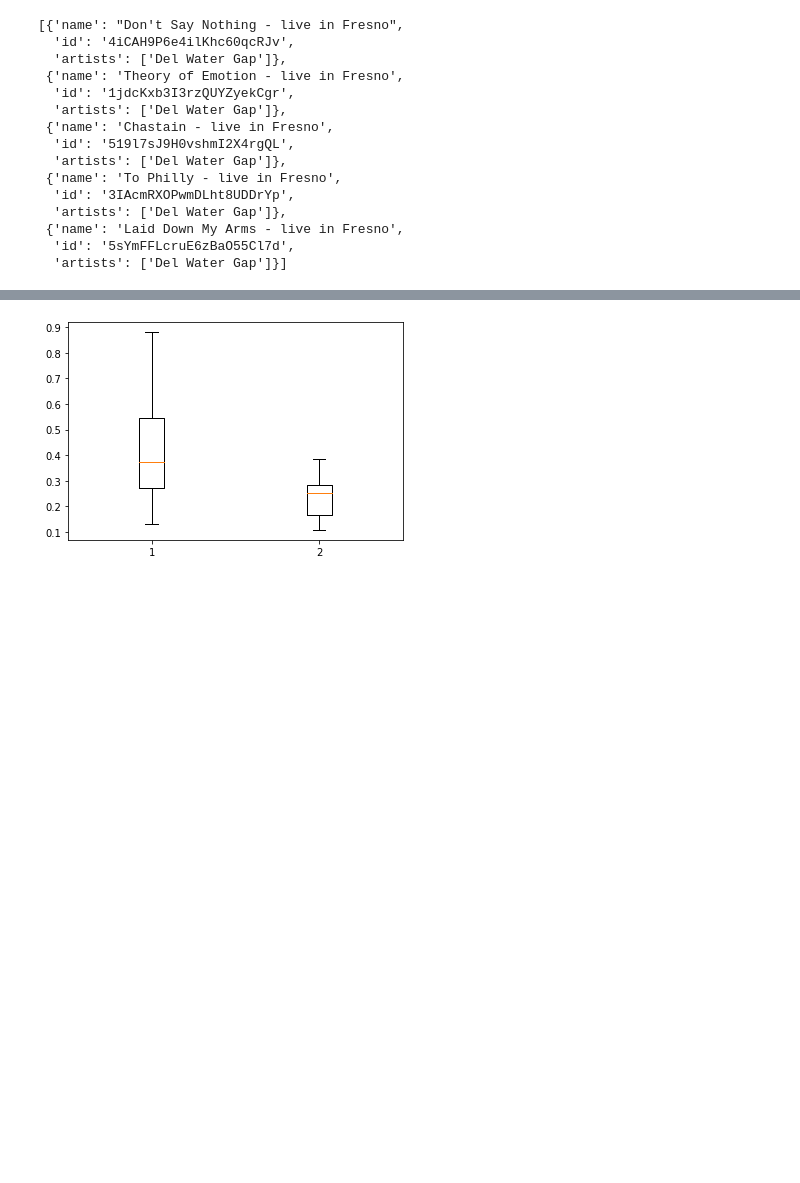
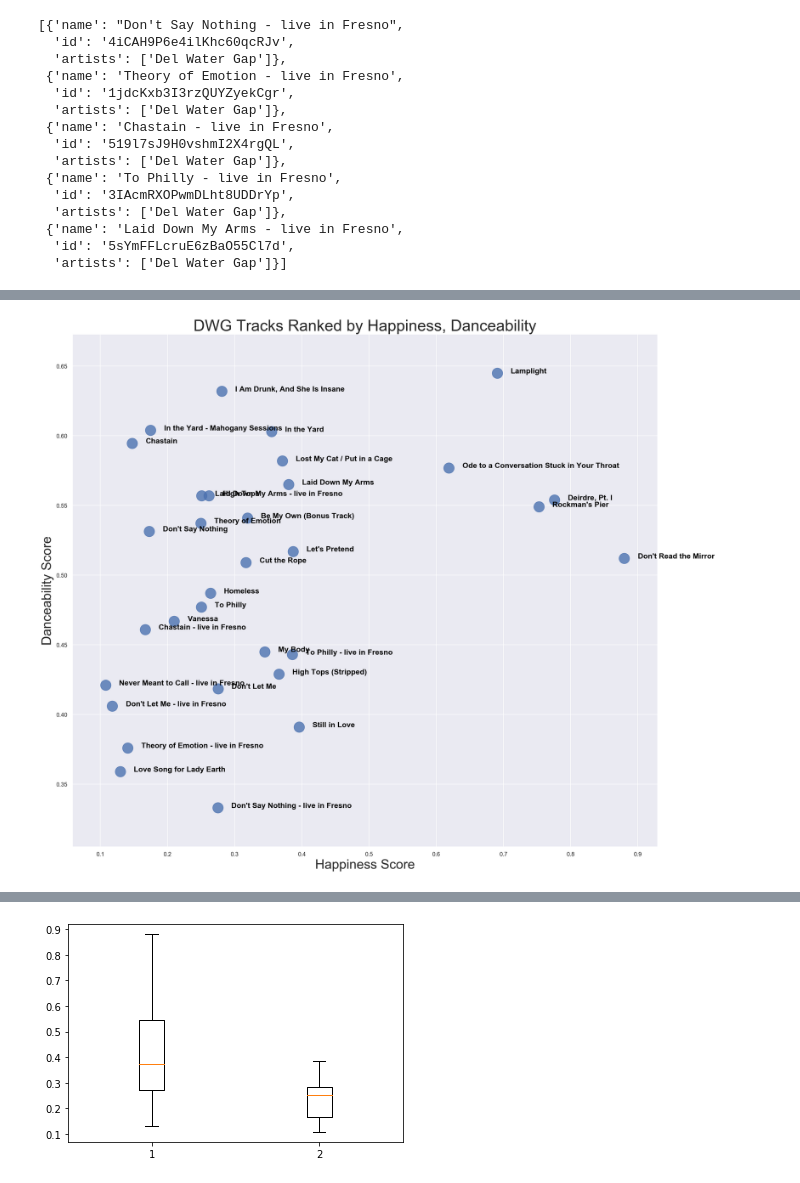
Before and after one commit to schlinkertc/Spotify, a Jupyter notebook: test.ipynb, the cells around one changed output, grey strips where cells are left out. Cells and saved outputs as stored; diff of their text form; code cells hidden in the pictures; blank space fills up the shorter version.

```diff
--- a/test.ipynb
+++ b/test.ipynb
@@ -289,0 +55,2 @@ Name: name, dtype: object
+# %%
+df.loc[18,'name']='Theory of Emotion'
@@ -289,0 +88,4 @@ Name: name, dtype: object
+# %%
+track_scatterPlot(data,'valence','danceability','Happiness Score','Danceability Score','DWG Tracks Ranked by Happiness, Danceability')
+# %% [output]
+[figure, added]
```
Also changed, not shown: parts of 54 cells of this notebook, 3 other files.
